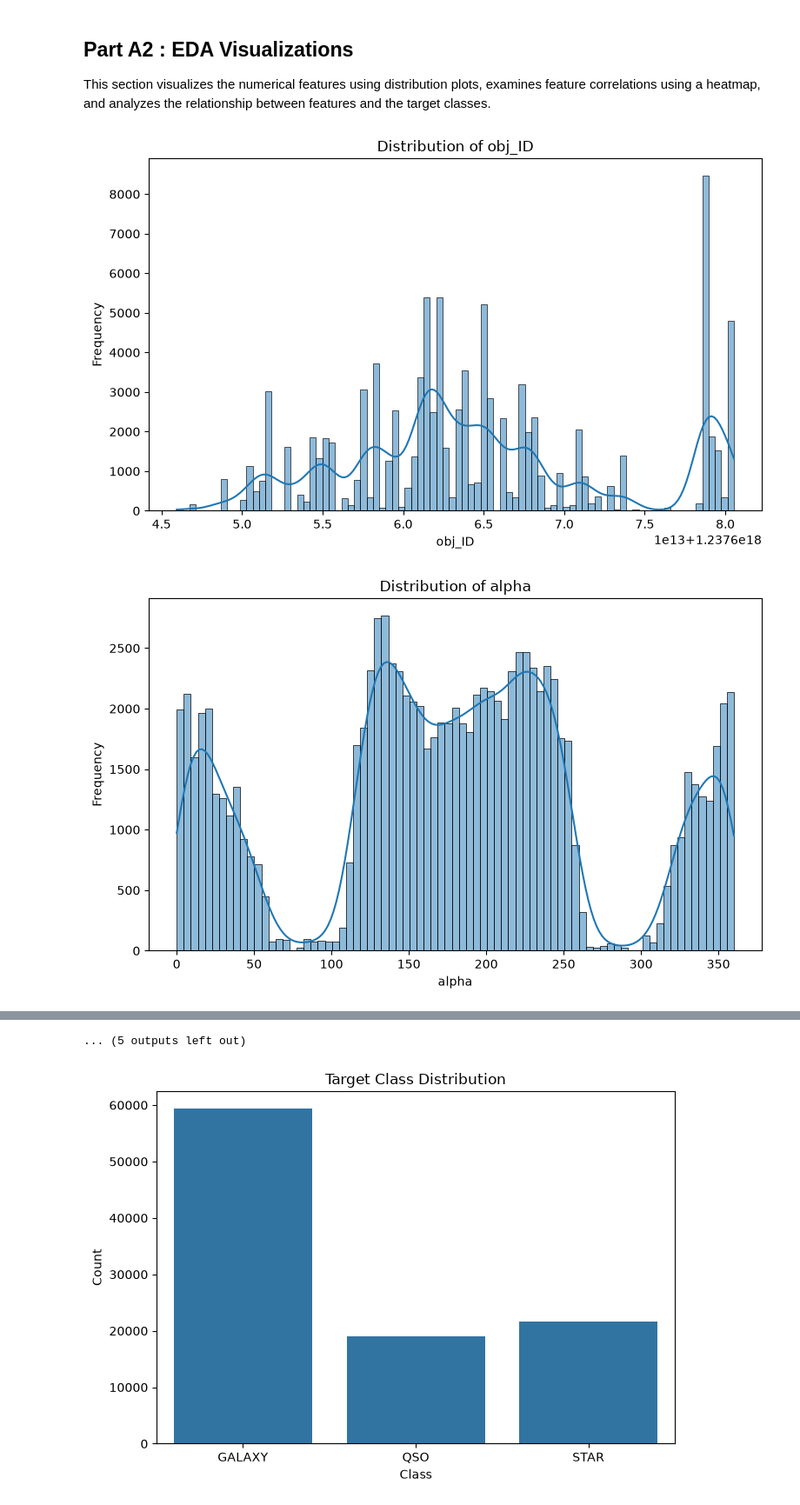
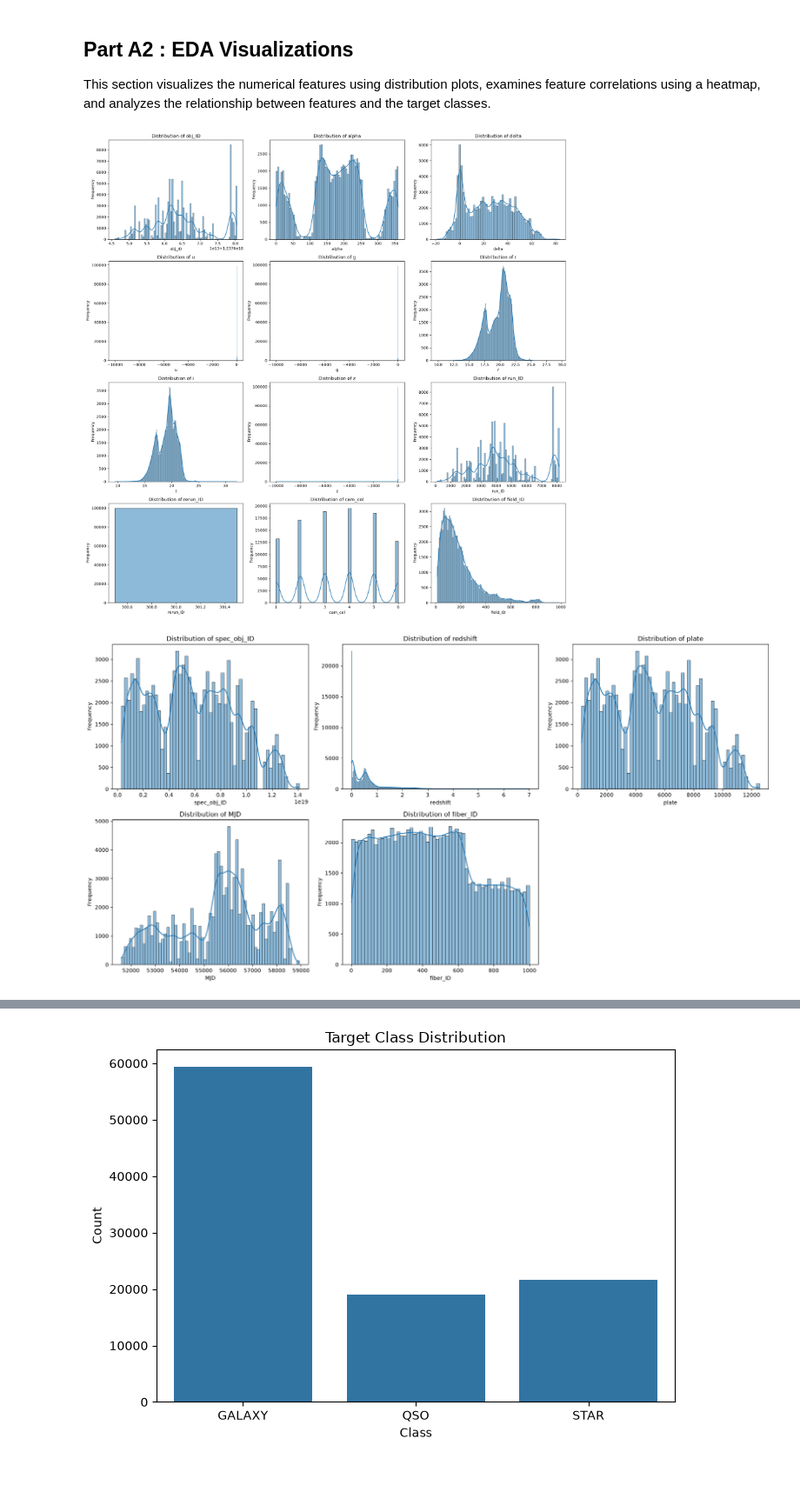
Before and after one commit to Reshma925/Vectora, a Jupyter notebook: ML_CLASSIFICATION_TRACKA/classification.ipynb, the cells around one changed output, grey strips where cells are left out. Shown at 87% size. Drawn from its saved outputs; the diff is of its cells as text; code cells hidden in the pictures; blank space fills up the shorter version.

```diff
--- a/ML_CLASSIFICATION_TRACKA/classification.ipynb
+++ b/ML_CLASSIFICATION_TRACKA/classification.ipynb
@@ -98,17 +98,31 @@ Name: proportion, dtype: float64
 
 This section visualizes the numerical features using distribution plots, examines feature correlations using a heatmap, and analyzes the relationship between features and the target classes.
 # %%
-#  numerical features using distribution plots
-numeric_features = df.select_dtypes(include=["int64", "float64"]).columns
+# Numerical features using distribution plots
 
-for feature in numeric_features:
-    plt.figure(figsize=(8, 5))
-    sns.histplot(data=df, x=feature, kde=True)
-    plt.title(f"Distribution of {feature}")
-    plt.xlabel(feature)
-    plt.ylabel("Frequency")
+numeric_features = df.select_dtypes(
+    include=["int64", "float64"]
+).columns.tolist()
+plots_per_figure = 12
+for start in range(0, len(numeric_features), plots_per_figure):
+    features = numeric_features[start:start + plots_per_figure]
+    fig, axes = plt.subplots(4, 3, figsize=(18, 18))
+    axes = axes.flatten()
+    for i, feature in enumerate(features):
+        sns.histplot(
+            data=df,
+            x=feature,
+            kde=True,
+            ax=axes[i]
+        )
+        axes[i].set_title(f"Distribution of {feature}")
+        axes[i].set_xlabel(feature)
+        axes[i].set_ylabel("Frequency")
+    # Hide unused plots in the last figure
+    for j in range(len(features), len(axes)):
+        axes[j].set_visible(False)
     plt.tight_layout()
     plt.show()
 # %% [output]
-[figure, old version]
+[figure, new version]
-[figure, old version]
+[figure, new version]
@@ -125,4 +129,3 @@ for feature in numeric_features:
-... (5 outputs left out)
 # %%
 # -------------------------------------- A2. TARGET DISTRIBUTION --------------------------------------
 
```
Also changed, not shown: parts of 23 cells of this notebook, 5 other files.
